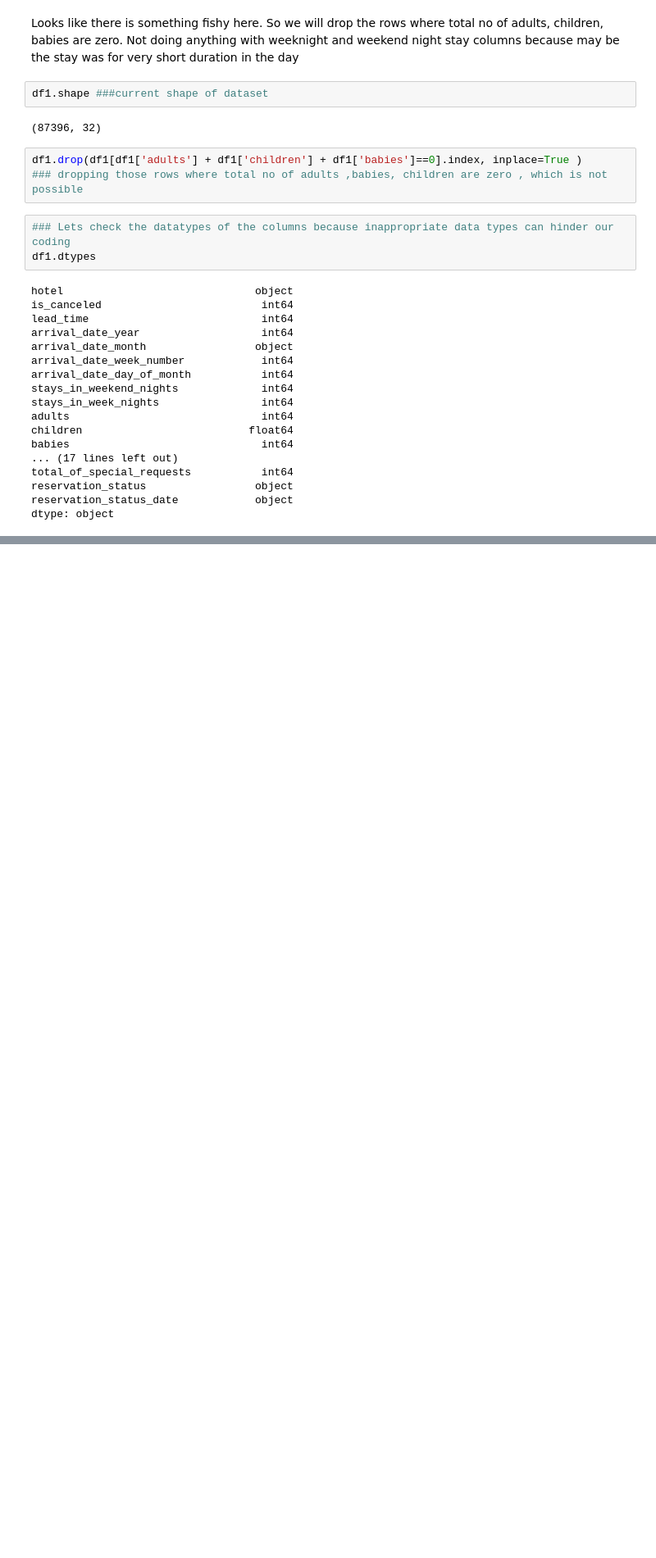
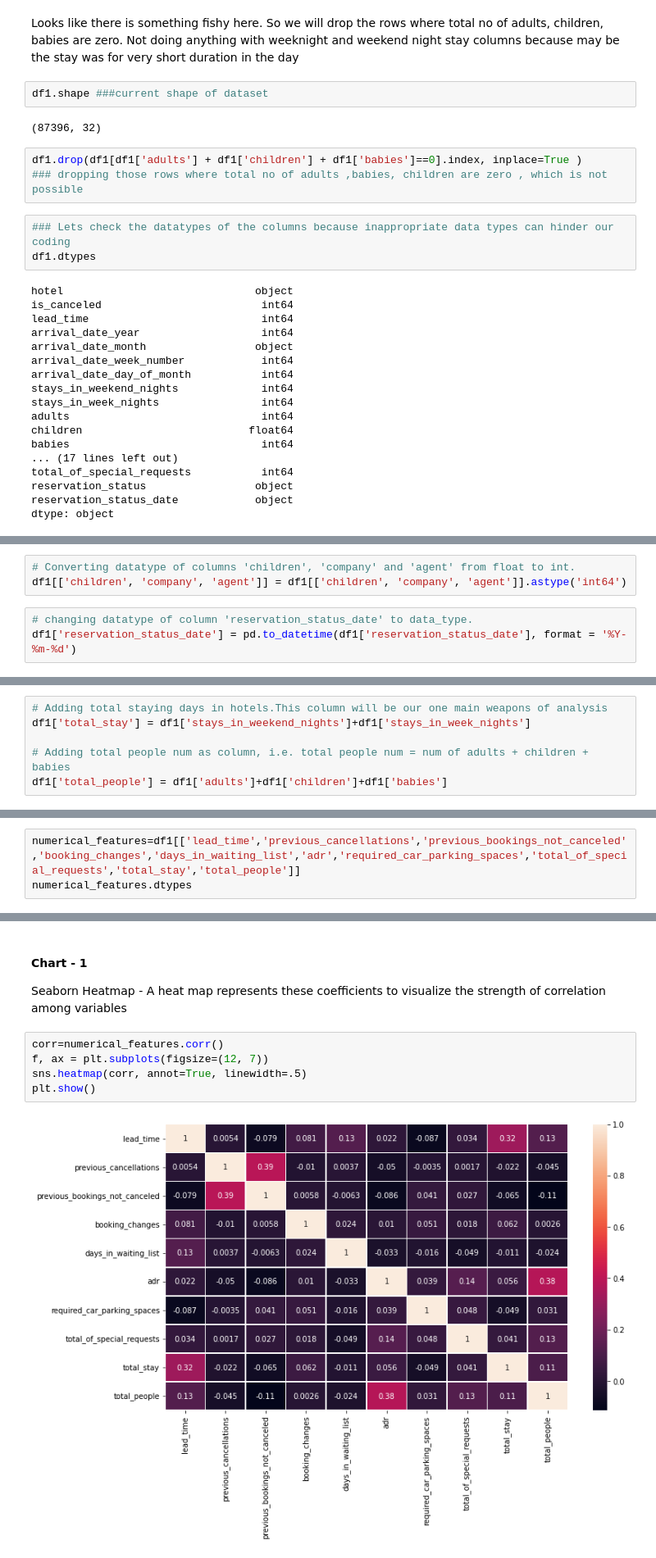
Before and after one commit to aswinijena3459/Hotel-Booking-analysis-EDA, a Jupyter notebook: Hotel_Bookings_Analysis.ipynb, the cells around one changed output, grey strips where cells are left out. Shown: that part at 82% size. Saved outputs shown, nothing was run; the diff lists cells and outputs as text; blank space fills up the shorter version.

```diff
--- a/Hotel_Bookings_Analysis.ipynb
+++ b/Hotel_Bookings_Analysis.ipynb
@@ -607,0 +615,6 @@ Here everything seems fine except children, company, agent column
+# %%
+# Converting datatype of columns 'children', 'company' and 'agent' from float to int.
+df1[['children', 'company', 'agent']] = df1[['children', 'company', 'agent']].astype('int64')
+# %%
+# changing datatype of column 'reservation_status_date' to data_type.
+df1['reservation_status_date'] = pd.to_datetime(df1['reservation_status_date'], format = '%Y-%m-%d')
@@ -607,0 +623,6 @@ Here everything seems fine except children, company, agent column
+# %%
+# Adding total staying days in hotels.This column will be our one main weapons of analysis
+df1['total_stay'] = df1['stays_in_weekend_nights']+df1['stays_in_week_nights']
+
+# Adding total people num as column, i.e. total people num = num of adults + children + babies
+df1['total_people'] = df1['adults']+df1['children']+df1['babies']
@@ -607,0 +638,3 @@ Here everything seems fine except children, company, agent column
+# %%
+numerical_features=df1[['lead_time','previous_cancellations','previous_bookings_not_canceled','booking_changes','days_in_waiting_list','adr','required_car_parking_spaces','total_of_special_requests','total_stay','total_people']]
+numerical_features.dtypes
@@ -607,0 +670,11 @@ Here everything seems fine except children, company, agent column
+# %% [markdown]
+#### Chart - 1
+Seaborn Heatmap -
+A heat map represents these coefficients to visualize the strength of correlation among variables
+# %%
+corr=numerical_features.corr()
+f, ax = plt.subplots(figsize=(12, 7))
+sns.heatmap(corr, annot=True, linewidth=.5)
+plt.show()
+# %% [output]
+[figure, added]
```
Also changed, not shown: parts of 10 cells of this notebook.
